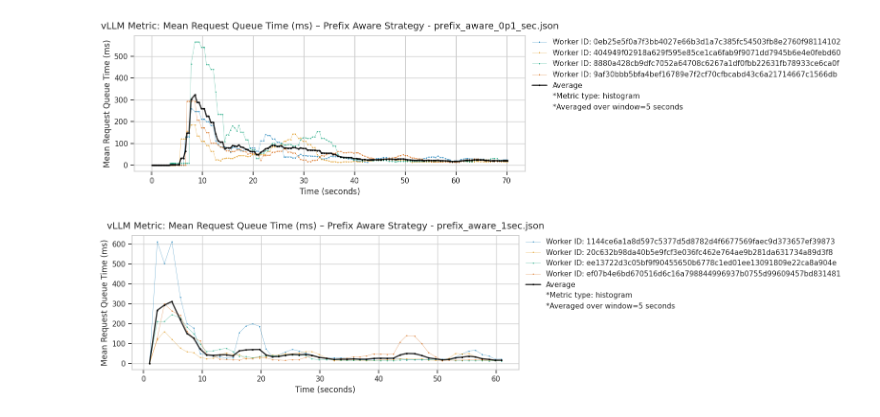
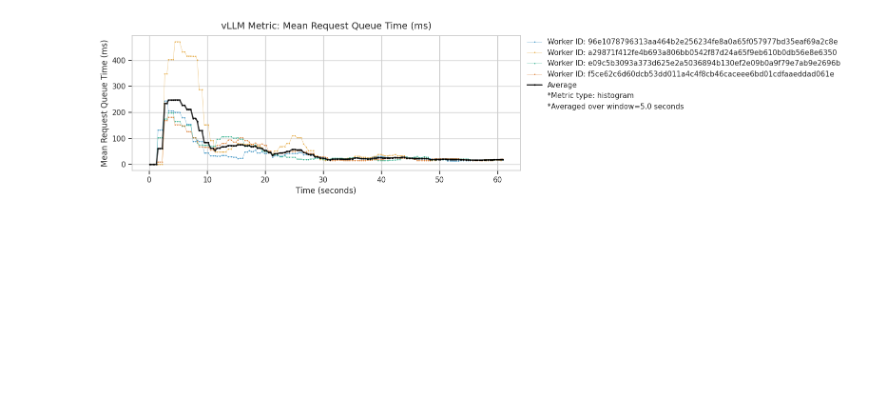
Before and after one commit to jujipotle/ray, a Jupyter notebook: _prefix_aware_playground/shared/visualize_results.ipynb, the cells around one changed output. Saved outputs shown, nothing was run; the diff lists cells and outputs as text; code cells hidden in the pictures; blank space fills up the shorter version.

Commit message:
vllm metric investigation
Signed-off-by: Justin Ji <justinji@college.harvard.edu>

```diff
--- a/_prefix_aware_playground/shared/visualize_results.ipynb
+++ b/_prefix_aware_playground/shared/visualize_results.ipynb
@@ -794,8 +794,7 @@ def plot_vllm_metric_timeseries(
     json_file_path: str,
     metric_name: str,
     title: Optional[str] = None,
-    is_average: bool = False,
-    window_sec: Optional[float] = None,
+    window_sec: Optional[float] = 5.0
 ):
     """
     Generalized vLLM metric plotter.
@@ -807,6 +806,7 @@ def plot_vllm_metric_timeseries(
         is_average: Whether the metric is an average computed from *_sum / *_count.
         window_sec: Window size in seconds for moving average (only applies if is_average=True).
     """
+    is_histogram = VLLM_METRIC_TYPES.get(metric_name, "unknown") == "histogram"
     # Load metric data from JSON file
     with open(json_file_path, 'r') as f:
         raw_data = json.load(f)
@@ -835,7 +835,8 @@ def plot_vllm_metric_timeseries(
             if rid not in valid_replicas:
                 continue
             keys = raw_data[t][rid].keys()
-            if is_average:
+
+            if is_histogram:
                 # Find keys that start with the desired prefixes
                 match_prefix_sum = [k for k in keys if matches_vllm_metric_name(k, metric_name, "_sum")]
                 match_prefix_count = [k for k in keys if matches_vllm_metric_name(k, metric_name, "_count")]
@@ -866,7 +867,7 @@ def plot_vllm_metric_timeseries(
         for current_time in times:
             current_snapshot = raw_data.get(str(current_time), {}).get(replica_id, {})
 
-            if is_average:
+            if is_histogram:
                 # Find current sum and count
                 current_sum = next((v for k, v in current_snapshot.items() if matches_vllm_metric_name(k, metric_name, "_sum")), 0)
                 current_count = next((v for k, v in current_snapshot.items() if matches_vllm_metric_name(k, metric_name, "_count")), 0)
@@ -956,7 +957,7 @@ def plot_vllm_metric_timeseries(
     info_lines = [Line2D([], [], color='none', label=f"*Metric type: {metric_type}")]
 
     # Add window info only if averaging is enabled
-    if is_average:
+    if is_histogram:
         if window_sec is not None:
             window_label = f"*Averaged over window={window_sec} seconds"
         else:
@@ -1154,6 +1141,5 @@ for metric in AVAILABLE_SERVE_METRICS:
 # %%
 for metric in ALL_AVAILABLE_VLLM_METRICS:
-    plot_all_vllm_metrics_timeseries("/home/ray/default/work/ray/_prefix_aware_playground/inside_ray/results/vllm_metrics", None, metric)
+    plot_vllm_metric_timeseries("/home/ray/default/work/ray/_prefix_aware_playground/inside_ray/results/vllm_metrics/prefix_aware_1744851953_id_451322.json", metric)
 # %% [output]
-[figure, old version]
+[figure, new version]
-[figure, removed]
```
Also changed, not shown: parts of 4 cells of this notebook, 11 other files.
